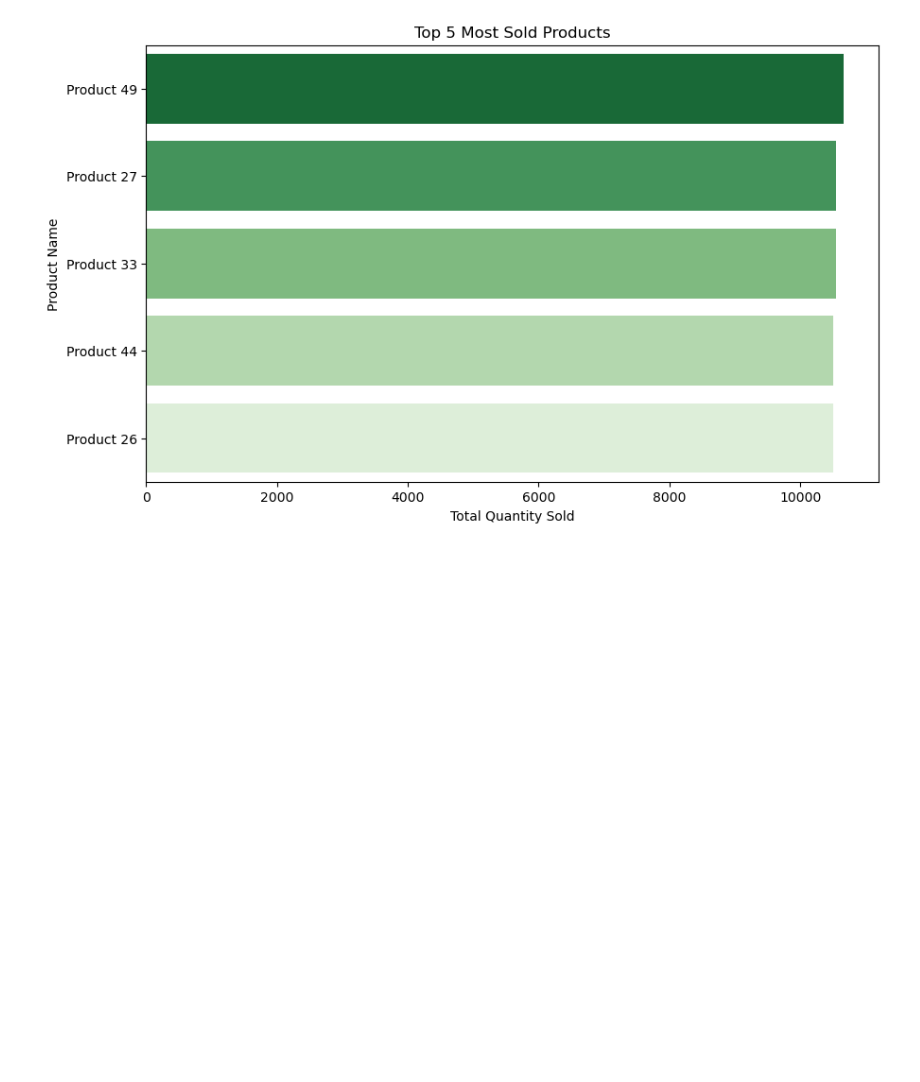
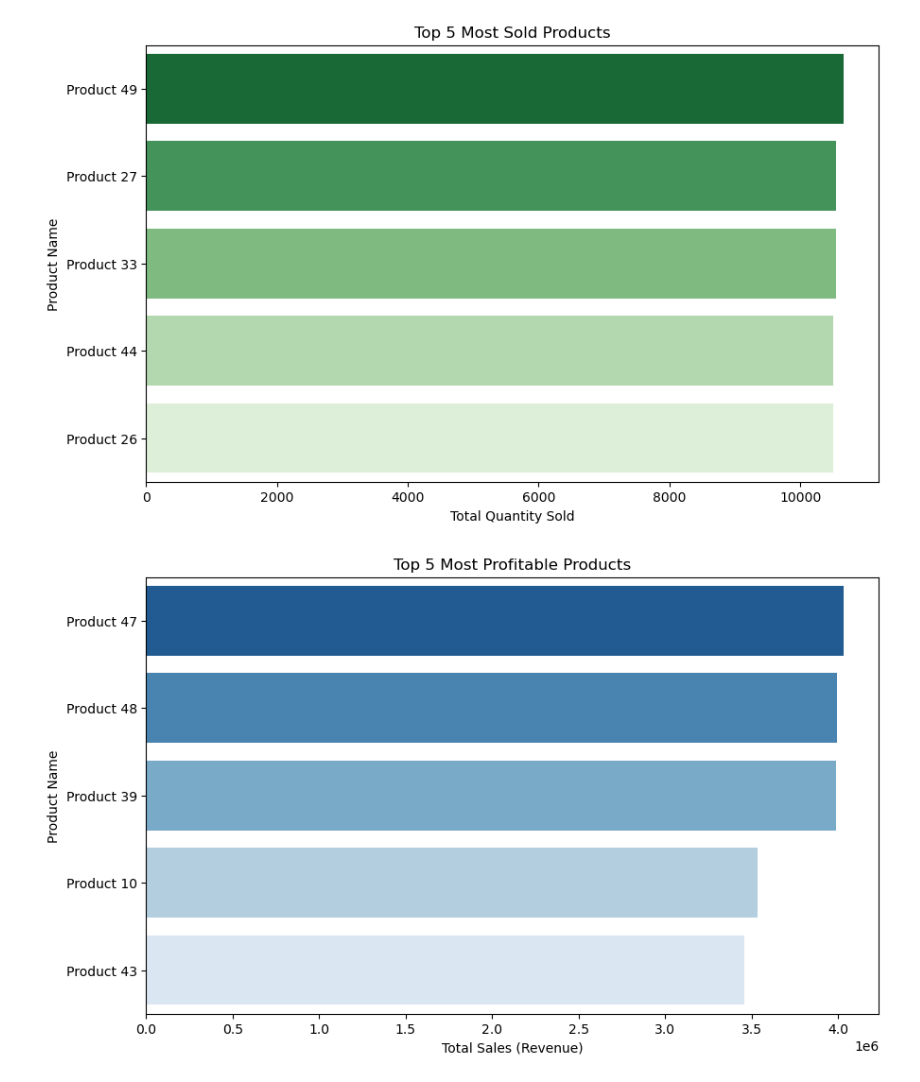
Before and after one commit to sudeepchandragowda/sales_project, a Jupyter notebook: Products Analysis.ipynb, the cells around one changed output. Saved outputs shown, nothing was run; the diff lists cells and outputs as text; code cells hidden in the pictures; blank space fills up the shorter version.

Commit message:
Added python code for most profitable products

```diff
--- a/Products Analysis.ipynb
+++ b/Products Analysis.ipynb
@@ -27,3 +27,23 @@ plt.title("Top 5 Most Sold Products")
 plt.show()
 # %% [output]
 [figure]
+# %%
+# Aggregate total revenue per product
+top_profitable_products = sales_transactions.groupby("Product ID")["Total Sales"].sum().reset_index()
+
+# Sort by Total Sales in descending order and select top 5
+top_profitable_products = top_profitable_products.sort_values(by="Total Sales", ascending=False).head(5)
+
+# Merge with the Products table to get Product Names
+top_profitable_products = top_profitable_products.merge(products[["Product ID", "Product Name"]], on="Product ID", how="left")
+
+# Plot
+plt.figure(figsize=(10, 6))
+sns.barplot(x="Total Sales", y=top_profitable_products["Product Name"], data=top_profitable_products, hue="Product Name", palette="Blues_r")
+
+plt.xlabel("Total Sales (Revenue)")
+plt.ylabel("Product Name")
+plt.title("Top 5 Most Profitable Products")
+plt.show()
+# %% [output]
+[figure, added]
```
